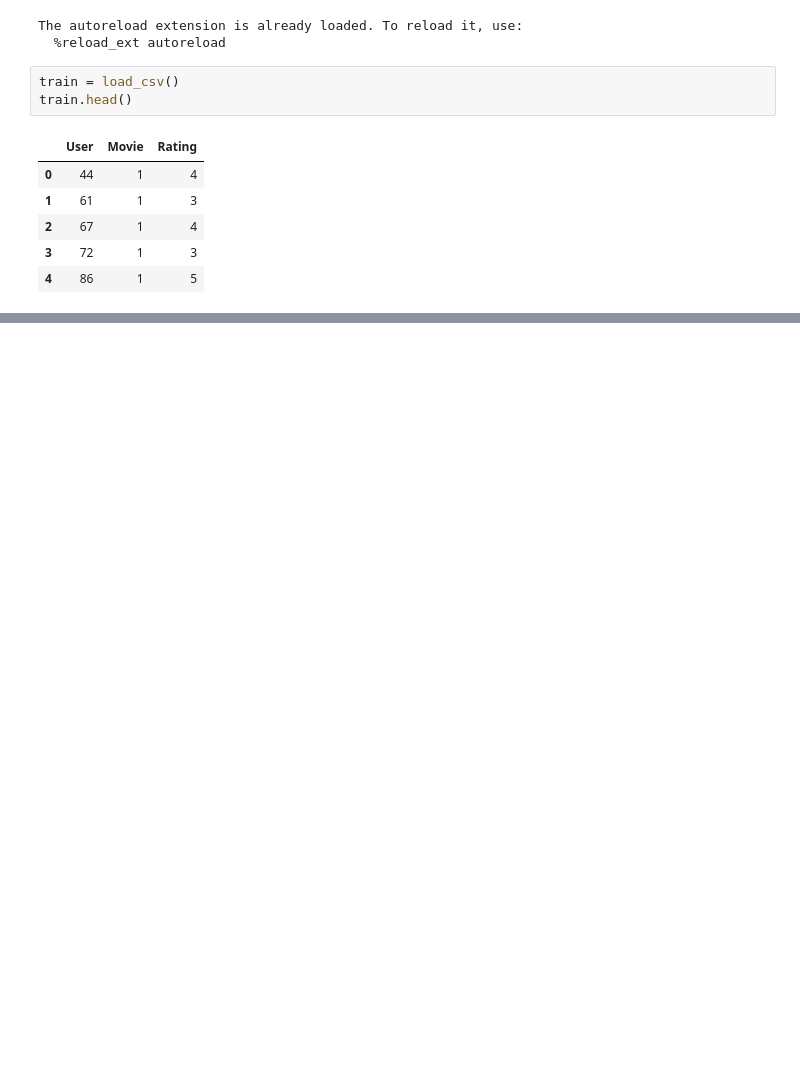
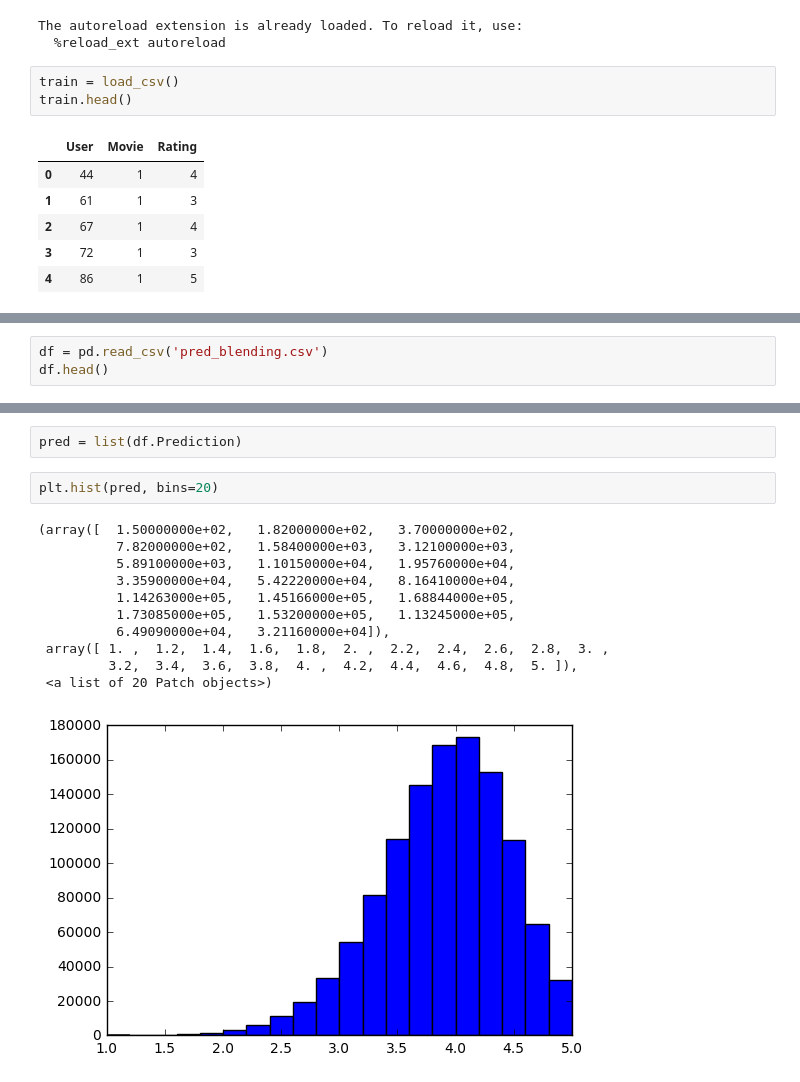
Before and after one commit to glederrey/PCML_Netflix_and_Chill, a Jupyter notebook: blender/blending.ipynb, the cells around one changed output, grey strips where cells are left out. Cells and saved outputs as stored; diff of their text form; blank space fills up the shorter version.

Commit message:
[UPD] Blending x2

```diff
--- a/blender/blending.ipynb
+++ b/blender/blending.ipynb
@@ -231,0 +269,3 @@ prediction(train, blending, best_dict, 'pred_blending.csv')
+# %%
+df = pd.read_csv('pred_blending.csv')
+df.head()
@@ -231,0 +279,16 @@ prediction(train, blending, best_dict, 'pred_blending.csv')
+# %%
+pred = list(df.Prediction)
+# %%
+plt.hist(pred, bins=20)
+# %% [output]
+(array([  1.50000000e+02,   1.82000000e+02,   3.70000000e+02,
+          7.82000000e+02,   1.58400000e+03,   3.12100000e+03,
+          5.89100000e+03,   1.10150000e+04,   1.95760000e+04,
+          3.35900000e+04,   5.42220000e+04,   8.16410000e+04,
+          1.14263000e+05,   1.45166000e+05,   1.68844000e+05,
+          1.73085000e+05,   1.53200000e+05,   1.13245000e+05,
+          6.49090000e+04,   3.21160000e+04]),
+ array([ 1. ,  1.2,  1.4,  1.6,  1.8,  2. ,  2.2,  2.4,  2.6,  2.8,  3. ,
+         3.2,  3.4,  3.6,  3.8,  4. ,  4.2,  4.4,  4.6,  4.8,  5. ]),
+ <a list of 20 Patch objects>)
+[figure, added]
```
Also changed, not shown: parts of 12 cells of this notebook.
